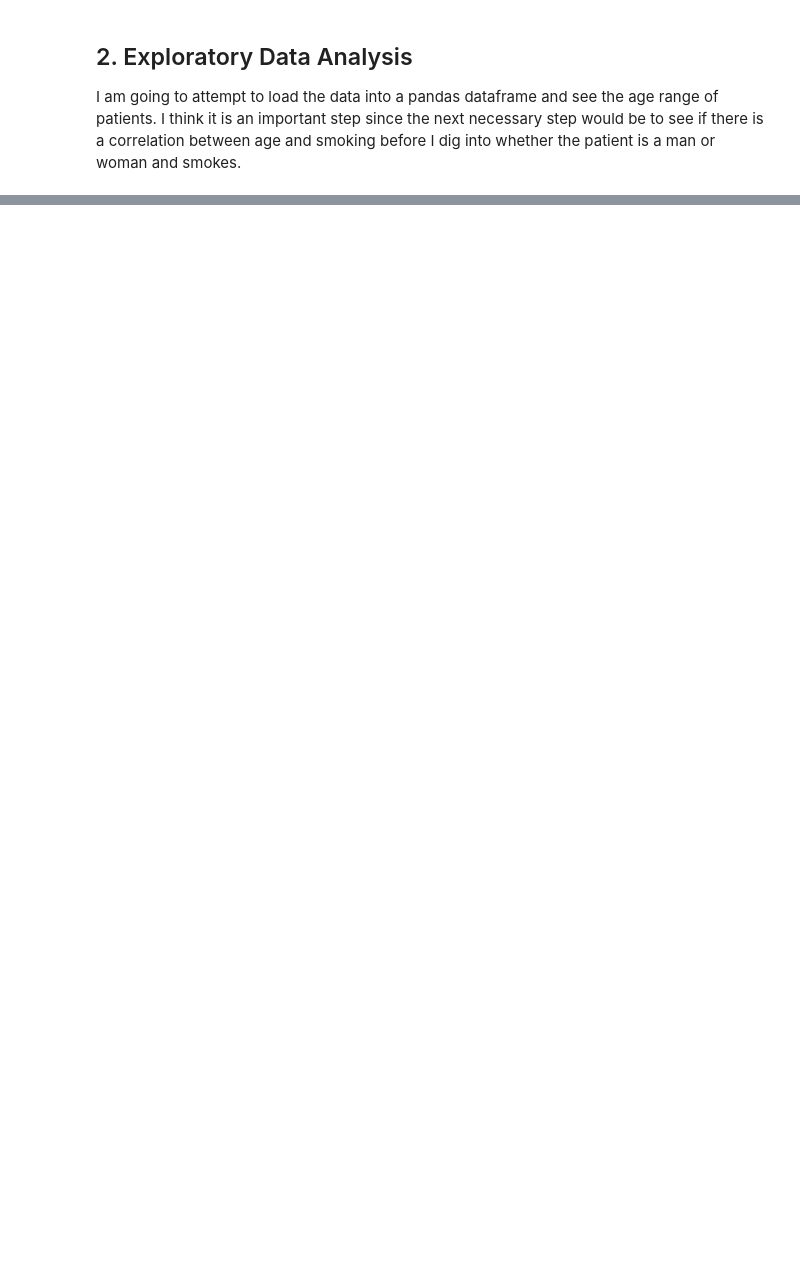
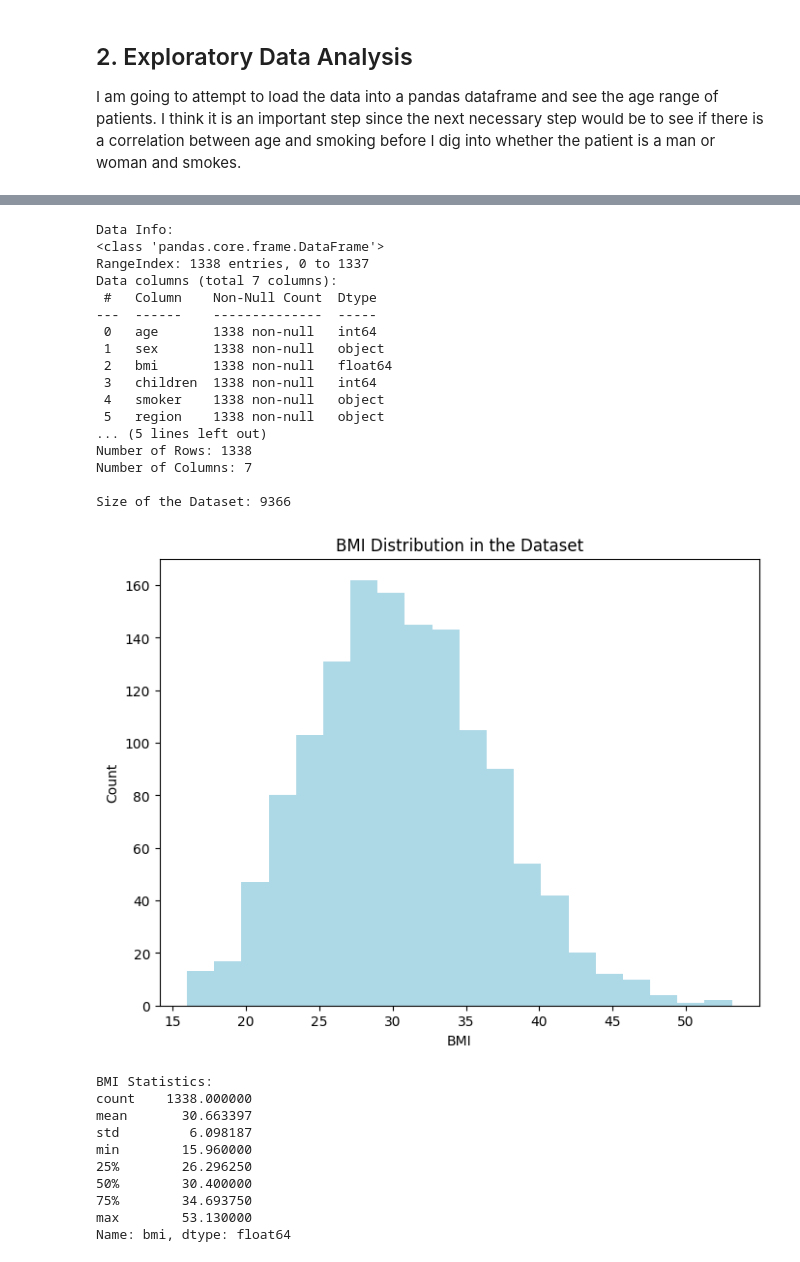
Before and after one commit to dhelms33/CS39AA-Project-DH, a Jupyter notebook: project_part1.ipynb, the cells around one changed output, grey strips where cells are left out. Saved outputs shown, nothing was run; the diff lists cells and outputs as text; code cells hidden in the pictures; blank space fills up the shorter version.

```diff
--- a/project_part1.ipynb
+++ b/project_part1.ipynb
@@ -75,0 +114,63 @@ max      64.000000    53.130000     5.000000  63770.428010
+# %%
+import pandas as pd
+import matplotlib.pyplot as plt
+
+# Load the dataset
+data = pd.read_csv('insurance.csv')  # Replace 'insurance.csv' with the actual filename
+
+# Display basic information about the dataset
+print("Data Info:")
+print(data.info())
+
+# Display the number of rows and columns
+num_rows, num_cols = data.shape
+print("\nNumber of Rows:", num_rows)
+print("Number of Columns:", num_cols)
+
+# Display the size of the dataset (number of elements)
+dataset_size = num_rows * num_cols
+print("\nSize of the Dataset:", dataset_size)
+
+# Display the distribution of BMI
+bmi_counts = data['bmi'].value_counts()
+
+# Plot the distribution
+plt.figure(figsize=(8, 6))
+data['bmi'].plot(kind='hist', bins=20, color='lightblue')
+plt.title('BMI Distribution in the Dataset')
+plt.xlabel('BMI')
+plt.ylabel('Count')
+plt.show()
+
+# Display BMI statistics
+print("\nBMI Statistics:")
+print(data['bmi'].describe())
+# %% [output]
+Data Info:
+<class 'pandas.core.frame.DataFrame'>
+RangeIndex: 1338 entries, 0 to 1337
+Data columns (total 7 columns):
+ #   Column    Non-Null Count  Dtype
+---  ------    --------------  -----
+ 0   age       1338 non-null   int64
+ 1   sex       1338 non-null   object
+ 2   bmi       1338 non-null   float64
+ 3   children  1338 non-null   int64
+ 4   smoker    1338 non-null   object
+ 5   region    1338 non-null   object
+... (5 lines left out)
+Number of Rows: 1338
+Number of Columns: 7
+
+Size of the Dataset: 9366
+[figure, added]
+BMI Statistics:
+count    1338.000000
+mean       30.663397
+std         6.098187
+min        15.960000
+25%        26.296250
+50%        30.400000
+75%        34.693750
+max        53.130000
+Name: bmi, dtype: float64
```
Also changed, not shown: parts of 3 cells of this notebook.
